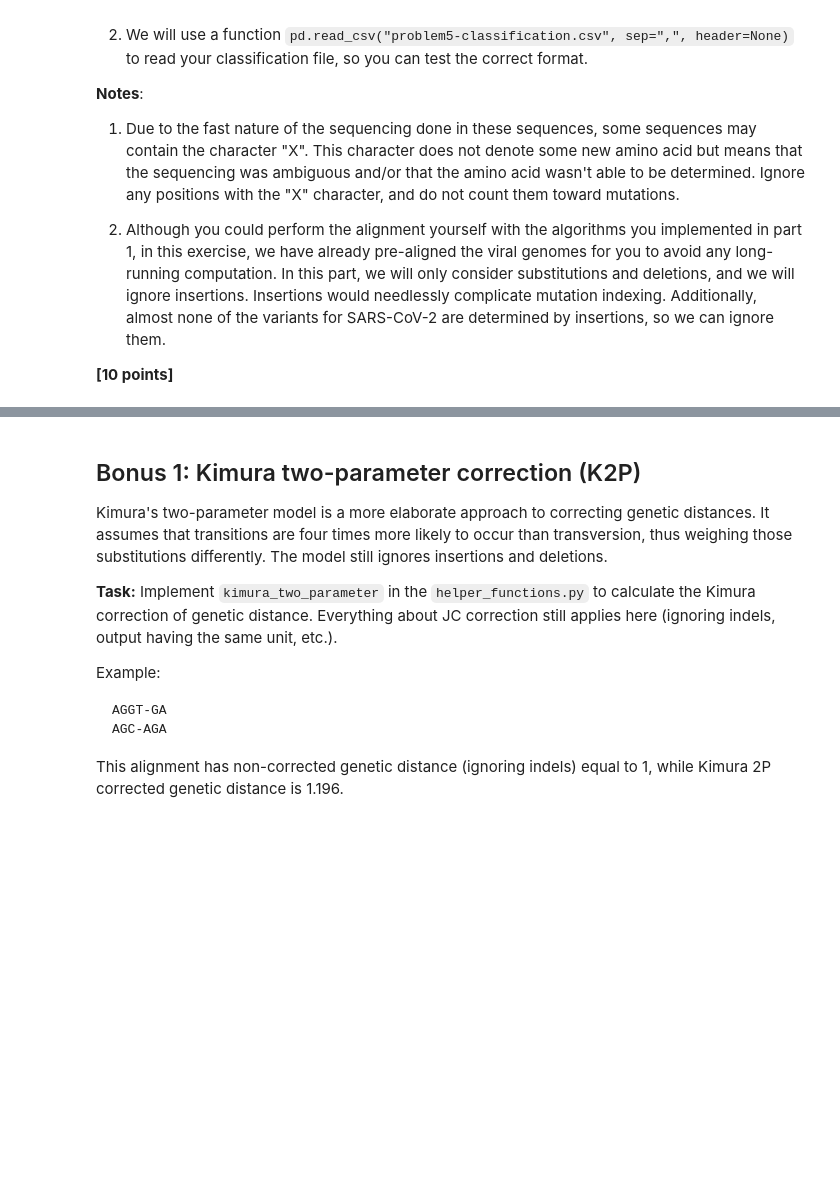
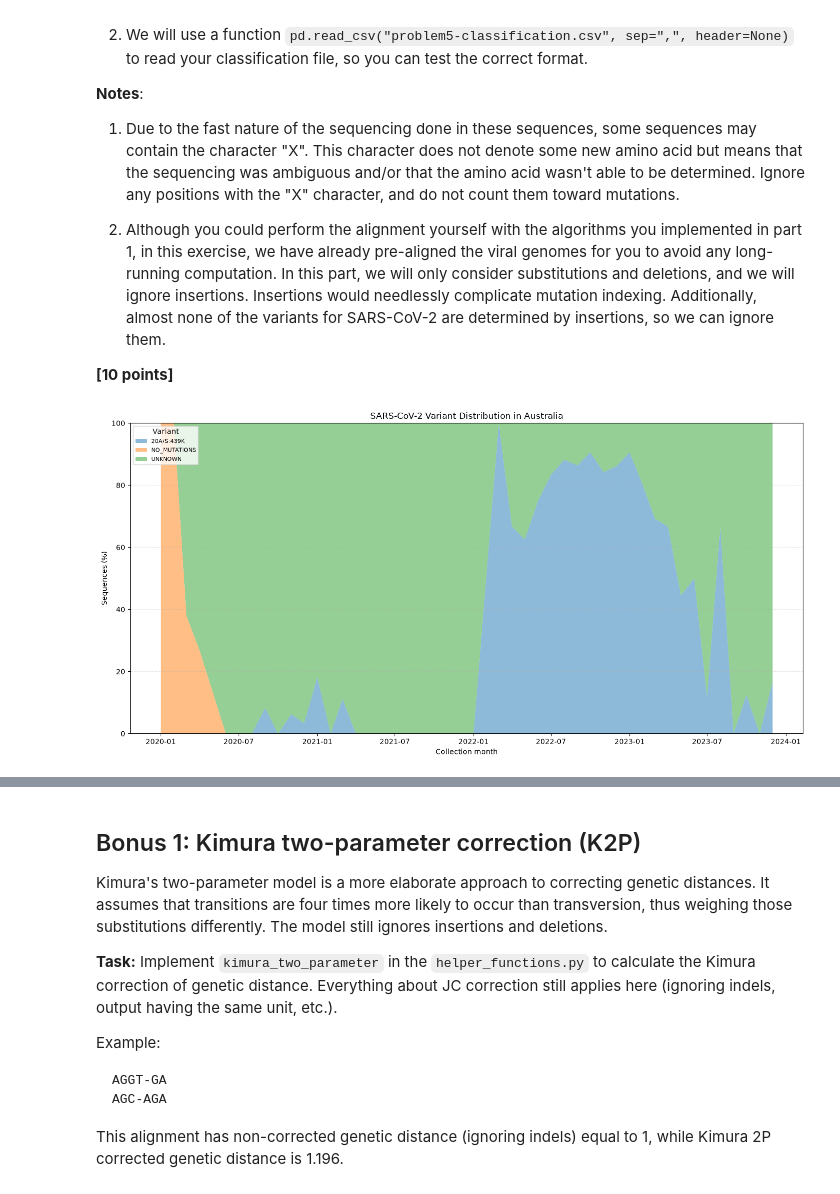
Before and after one commit to pigeonistic/assign_viral_evo, a Jupyter notebook: viral_evo_workbook.ipynb, the cells around one changed output, grey strips where cells are left out. Saved outputs shown, nothing was run; the diff lists cells and outputs as text; code cells hidden in the pictures; blank space fills up the shorter version.

Commit message:
Complete problem 5

```diff
--- a/viral_evo_workbook.ipynb
+++ b/viral_evo_workbook.ipynb
@@ -482,3 +482,103 @@ After you have assigned all the sequences to a variant, create a plot showing th
 3. Although you could perform the alignment yourself with the algorithms you implemented in part 1, in this exercise, we have already pre-aligned the viral genomes for you to avoid any long-running computation. In this part, we will only consider substitutions and deletions, and we will ignore insertions. Insertions would needlessly complicate mutation indexing. Additionally, almost none of the variants for SARS-CoV-2 are determined by insertions, so we can ignore them.
 
 **[10 points]**
+# %%
+import json
+import csv
+
+handle = Entrez.efetch(
+    db="protein",
+    id="YP_009724390.1",
+    rettype="fasta",
+    retmode="text"
+)
+
+reference_record = SeqIO.read(handle, "fasta")
+handle.close()
+
+reference_sequence = str(reference_record.seq).upper()
+
+with open("data/variants.json", "r") as file:
+    variants = json.load(file)
+
+records = SeqIO.parse("data/p5-aus-spike-proteins.fasta", "fasta")
+
+variant_rows = []
+
+for record in records:
+    variant_scores = []
+    sequence = record.seq.upper()
+    name = record.name.split("|")[0]
+    variant_assignment = ""
+
+    total_matches = 0
+
+    for variant_name, variant in variants.items():
+        total = len(variant["nonsynonymous"])
+        matches = 0
+
+        for entry in variant["nonsynonymous"]:
+            if entry["pos"] >= len(sequence):
+                continue
+
+            amino_acid = sequence[entry["pos"] - 1]
+
+            if amino_acid == "X":
+                continue
+
+            if amino_acid == entry["right"]:
+                matches += 1
+                total_matches += 1
+
+        variant_scores.append((variant_name, matches / total))
+
+    best_match = sorted(variant_scores, key=lambda x: x[1], reverse=True)[0]
+
+    if sequence == reference_sequence:
+        variant_assignment = "NO_MUTATIONS"
+    elif best_match[1] < 0.51:
+        variant_assignment = "UNKNOWN"
+    else:
+        variant_assignment = variant_name
+
+    date = record.description.split("|")[1]
+    collection_date = datetime.strptime(date, "%Y-%m-%d")
+
+    variant_rows.append({"id": name, "variant": variant_assignment, "date": collection_date})
+
+df = pd.DataFrame(variant_rows)
+
+# Count sequences per month and variant.
+df["month"] = df["date"].dt.to_period("M")
+
+monthly_counts = pd.crosstab(df["month"], df["variant"])
+monthly_percentages = monthly_counts.div(monthly_counts.sum(axis=1), axis=0) * 100
+
+fig, ax = plt.subplots(figsize=(14, 7))
+
+x = monthly_percentages.index.to_timestamp()
+
+ax.stackplot(x, [monthly_percentages[col].values for col in monthly_percentages.columns], labels=monthly_percentages.columns, alpha=0.5)
+
+ax.set_title("SARS-CoV-2 Variant Distribution in Australia")
+ax.set_xlabel("Collection month")
+ax.set_ylabel("Sequences (%)")
+ax.set_ylim(0, 100)
+ax.legend(
+    loc="upper left",
+    title="Variant",
+    fontsize=8
+)
+
+ax.grid(axis="y", linestyle="--", alpha=0.3)
+fig.tight_layout()
+fig.savefig("problem5.svg")
+plt.show()
+
+with open("problem5-classification.csv", "w") as file:
+    writer = csv.writer(file)
+
+    for row in variant_rows:
+        writer.writerow((row["id"], row["variant"]))
+# %% [output]
+[figure, added]
```
Also changed, not shown: parts of 1 cell of this notebook, 2 other files.
